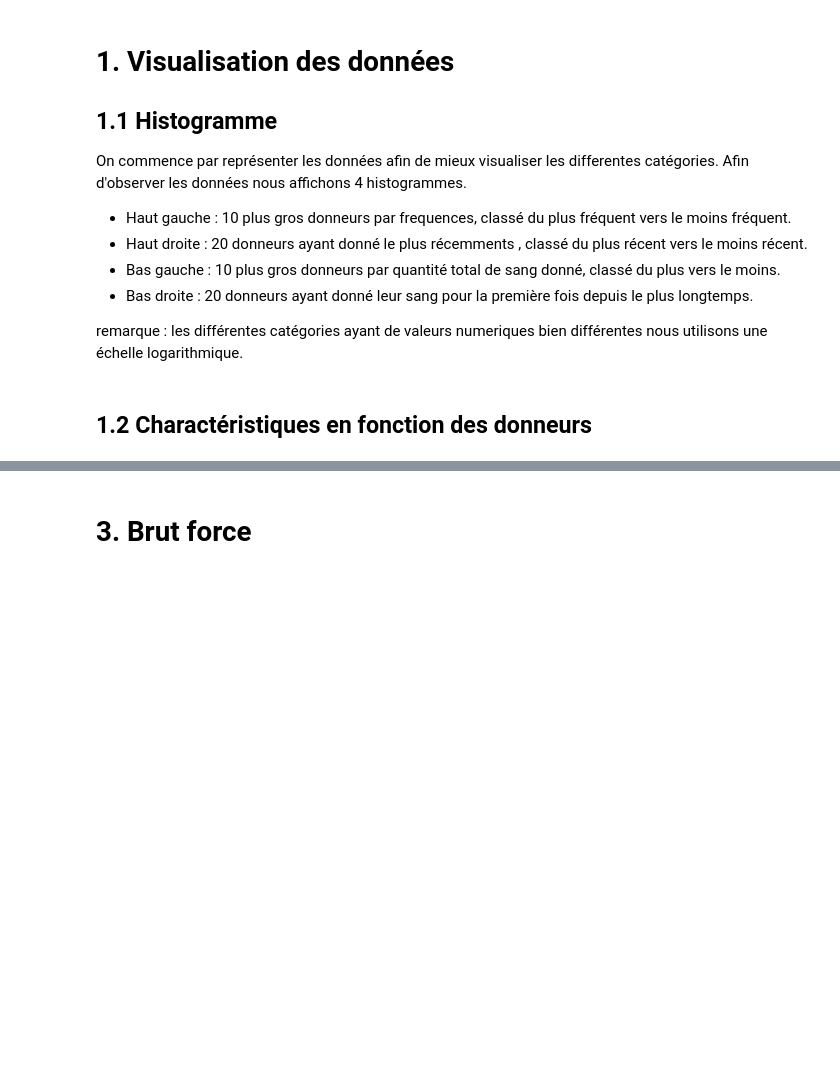
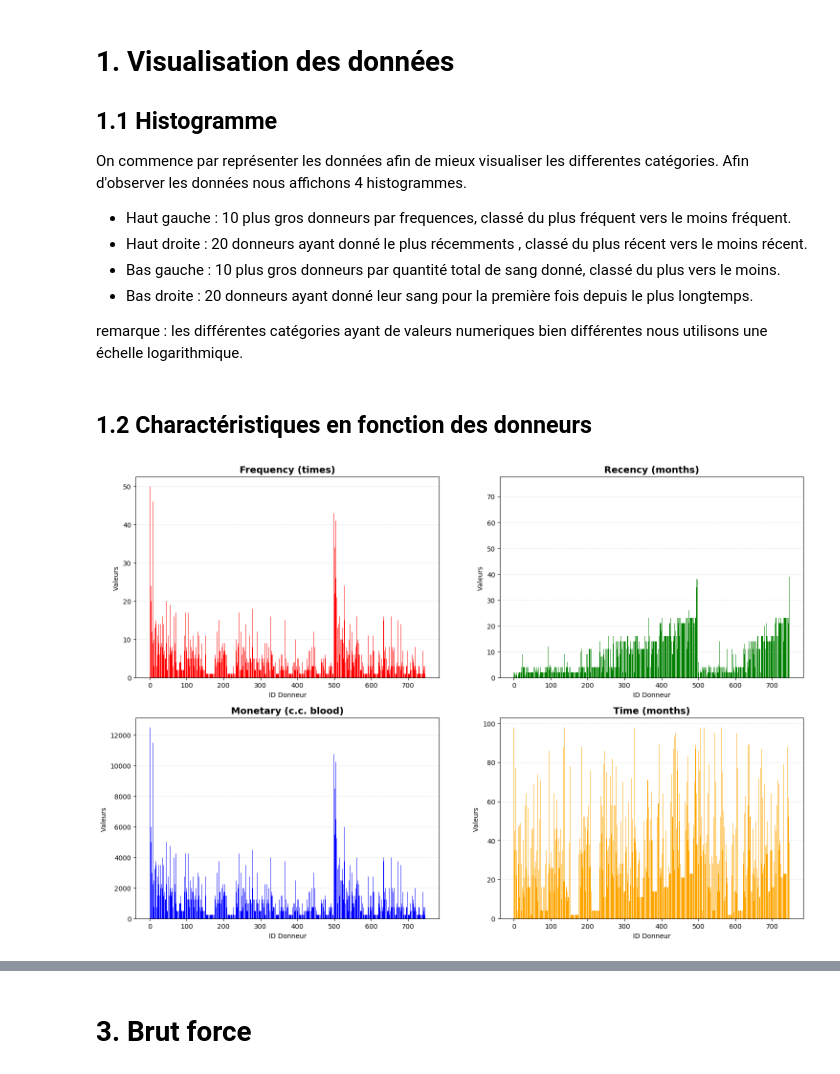
Before and after one commit to hugopgs/Application_Informatique_Quantique, a Jupyter notebook: Projet Noté/Projet.ipynb, the cells around one changed output, grey strips where cells are left out. Cells and saved outputs as stored; diff of their text form; code cells hidden in the pictures; blank space fills up the shorter version.

```diff
--- a/Projet Noté/Projet.ipynb
+++ b/Projet Noté/Projet.ipynb
@@ -61,38 +61,6 @@ name_categories = [
     'Monetary (c.c. blood)',
     'Time (months)'
 ]
-# %%
-
-
-
-all_cols = name_categories + ['whether he/she donated blood in March 2007']
-
-fig, axes = plt.subplots(nrows=2, ncols=2, figsize=(18, 12))
-axes = axes.flatten()
-
-for i, cat in enumerate(name_categories):
-    if cat == 'Recency (months)':
-        # Pour Recency, on prend les 10 plus récents
-        top_10 = data.nsmallest(20, cat).sort_values(cat, ascending=True)
-    elif cat == 'Time (months)':
-        top_10 = data.nlargest(20, cat).sort_values(cat, ascending=False)
-    else:
-        # Pour Monetary, on prend les 10 plus grands
-        top_10 = data.nlargest(10, cat).sort_values(cat, ascending=False)
-
-
-    plot_data = top_10.set_index('id Number')[all_cols]
-    plot_data.plot(kind='bar', ax=axes[i], width=0.8, legend=(i == 0))
-    axes[i].set_title(f"Top 10 basés sur : {cat}", fontsize=14, fontweight='bold')
-    axes[i].set_xlabel("ID Donneur")
-    axes[i].set_ylabel("Valeurs (Echelle Log)")
-    axes[i].set_yscale('log') # Echelle log pour comparer Monetary aux autres
-    axes[i].grid(axis='y', linestyle='--', alpha=0.3)
-
-
-plt.suptitle("Analyse comparative des Top 10 par catégorie", fontsize=20, y=1.02)
-plt.tight_layout()
-plt.show()
 # %% [markdown]
 ## 1.2 Charactéristiques en fonction des donneurs
 # %%
@@ -106,16 +74,18 @@ All_categories = [Freq, Rec, Monet, Time]
 # %%
 #Chargement de toutes les colonnes
 
 
 fig, axes = plt.subplots(nrows=2, ncols=2, figsize=(18, 12))
 axes = axes.flatten()
 colors=['red', 'green', 'blue', 'orange']
 for i, cat in enumerate(All_categories):
-    axes[i].plot(cat, label=name_categories[i], color=colors[i])
+    axes[i].bar(range(len(cat)), cat, label=name_categories[i], color=colors[i])
     axes[i].set_title(f"{name_categories[i]}", fontsize=14, fontweight='bold')
     axes[i].set_xlabel("ID Donneur")
     axes[i].set_ylabel("Valeurs ") # Echelle log pour comparer Monetary aux autres
     axes[i].grid(axis='y', linestyle='--', alpha=0.3)
+# %% [output]
+[figure, added]
 # %% [markdown]
 # 2. Formulation du problème d'optimisation sous forme QUBO (Quadratic unconstrained binary optimization):
 
```
Also changed, not shown: parts of 25 cells of this notebook.
